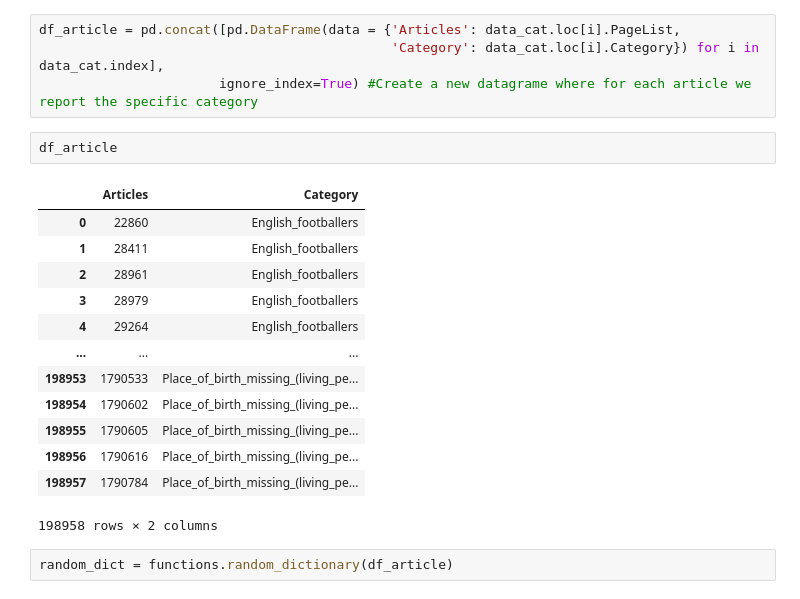
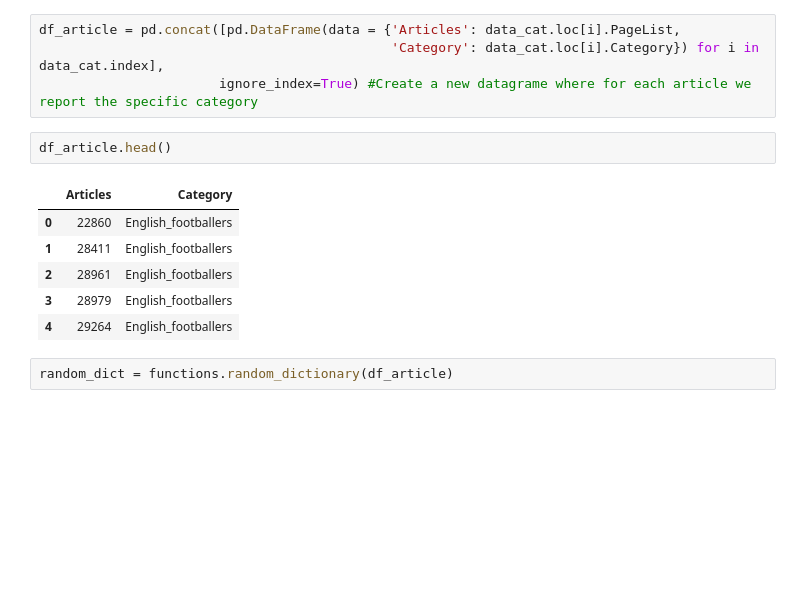
Before and after one commit to AntonioZappia/ADM-HW5, a Jupyter notebook: main.ipynb, the cells around one changed output. Cells and saved outputs as stored; diff of their text form; blank space fills up the shorter version.

```diff
--- a/main.ipynb
+++ b/main.ipynb
@@ -86,20 +62,13 @@ df_article = pd.concat([pd.DataFrame(data = {'Articles': data_cat.loc[i].PageLis
                                              'Category': data_cat.loc[i].Category}) for i in data_cat.index],
                        ignore_index=True) #Create a new datagrame where for each article we report the specific category
 # %%
-df_article
+df_article.head()
 # %% [output]
 |  | Articles | Category |
 | 0 | 22860 | English_footballers |
 | 1 | 28411 | English_footballers |
 | 2 | 28961 | English_footballers |
 | 3 | 28979 | English_footballers |
 | 4 | 29264 | English_footballers |
-| ... | ... | ... |
-| 198953 | 1790533 | Place_of_birth_missing_(living_pe... |
-| 198954 | 1790602 | Place_of_birth_missing_(living_pe... |
-| 198955 | 1790605 | Place_of_birth_missing_(living_pe... |
-| 198956 | 1790616 | Place_of_birth_missing_(living_pe... |
-| 198957 | 1790784 | Place_of_birth_missing_(living_pe... |
-198958 rows × 2 columns
 # %%
 random_dict = functions.random_dictionary(df_article)
```
Also changed, not shown: parts of 17 cells of this notebook, 1 other file.
